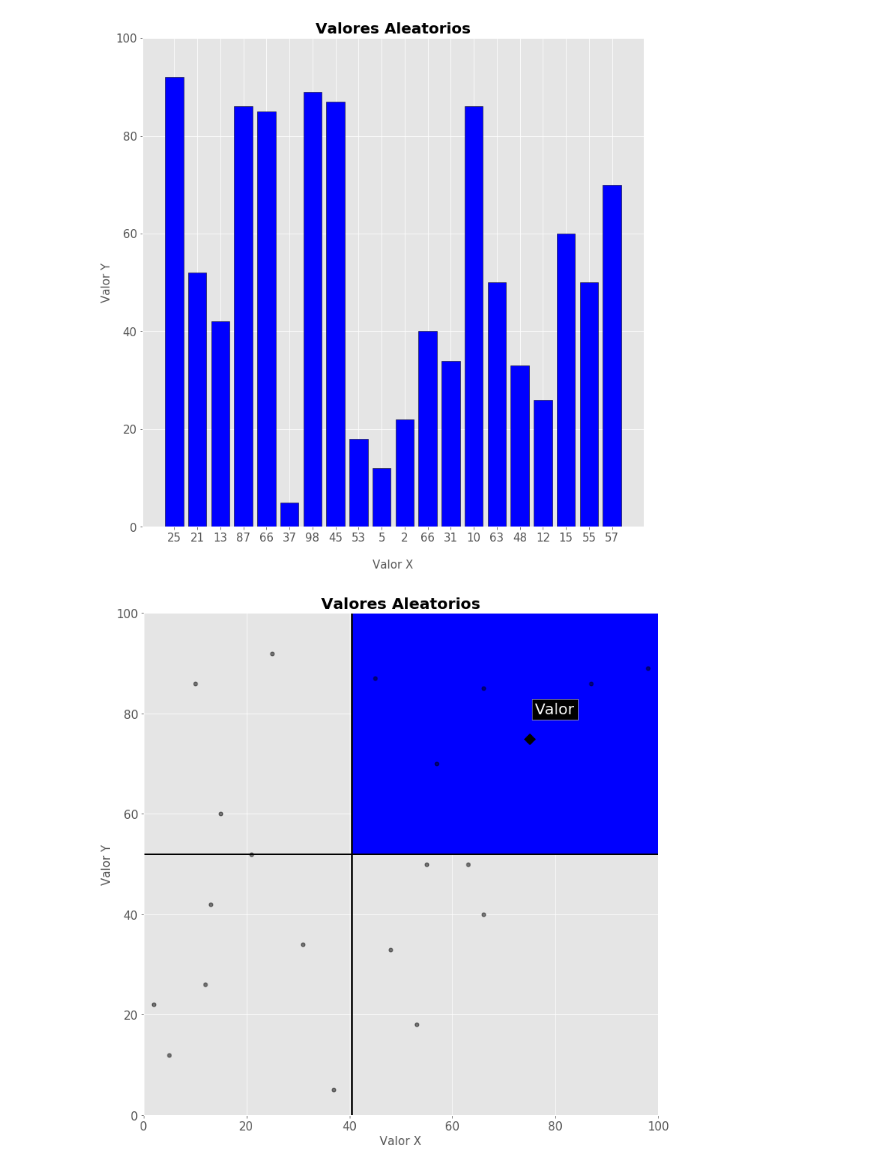
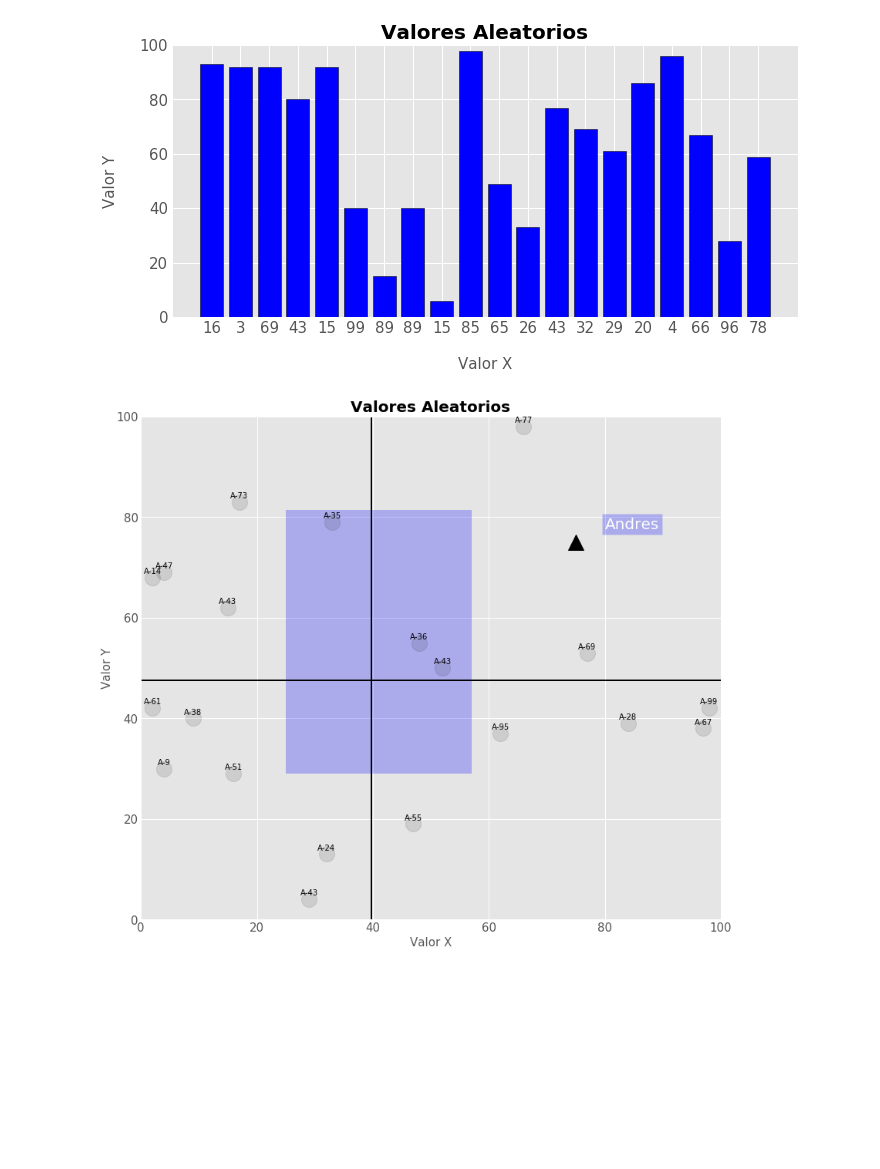
Before and after one commit to andrespdlr/CS_para_ciencias_sociales, a Jupyter notebook: Gráficas.ipynb, the cells around one changed output. Cells and saved outputs as stored; diff of their text form; code cells hidden in the pictures; blank space fills up the shorter version.

```diff
--- a/Gráficas.ipynb
+++ b/Gráficas.ipynb
@@ -8,11 +8,13 @@ plt.style.use('ggplot')
 # %%
 X = []
 Y = []
-
+Z = []
 for i in range(20):
-    x = random.randint(0, 100)
-    y = random.randint(0, 100)
+    x = randint(0, 100)
+    y = randint(0, 100)
+    z = 'A-' + str(randint(0, 100))
     X.append(x)
     Y.append(y)
+    Z.append(z)
 # %%
 from matplotlib.patches import Rectangle
@@ -30,20 +29,20 @@ import textwrap
 # %%
-fig = plt.figure(figsize=(12, 12))
+plt.figure(figsize=(10, 5))
 plt.tick_params(axis='both', which='major', labelsize=15)
 plt.title("Valores Aleatorios", fontsize = 20, fontweight = 'bold')
 plt.xlabel("\nValor X", fontsize = 15)
-plt.ylabel("Valor Y", fontsize = 15)
+plt.ylabel("Valor Y\n", fontsize = 15)
 plt.ylim(0, 100)
 xs_ticks = np.arange(len(X))
 plt.xticks(xs_ticks, X)
 plt.bar(xs_ticks, Y, color = 'blue', align = 'center', edgecolor = 'black')
-plt.savefig('chart_belisario_1.png', dpi = 100, bbox_inches="tight", bbox_extra_artists=[])
+plt.savefig('chart_belisario_1.png', dpi = 100, bbox_inches="tight")
 # %% [output]
-[figure, old version]
+[figure, new version]
 # %%
 mean_X = sum(X) / len(X)
 mean_Y = sum(Y) / len(Y)
-fig = plt.figure(figsize=(12, 12))
+plt.figure(figsize=(12, 12))
 axis = plt.gca()
 plt.tick_params(axis='both', which='major', labelsize=15)
 plt.title("Valores Aleatorios", fontsize = 20, fontweight = 'bold')
@@ -53,12 +52,17 @@ plt.xlim(0, 100)
 plt.ylim(0, 100)
 plt.axvline(mean_X, color = 'black', linestyle = 'solid', linewidth = 2)
 plt.axhline(mean_Y, color = 'black', linestyle = 'solid', linewidth = 2)
+axis.add_patch(Rectangle((25, 29), 32, 100-mean_Y, facecolor = 'blue', alpha = .25))
+plt.plot(X, Y, 'o', c = 'black', markersize = 20, alpha = .10)
+marker = np.asarray(Z)
+plt.plot(75, 75, '^', c = 'black', markersize = 20)
+plt.text(80, 80, 'Andres', color = 'white', ha='left', va = 'top', bbox=dict(facecolor = 'blue', alpha = .25), fontsize = 20)
 
-axis.add_patch(Rectangle((mean_X, mean_Y), 100 - mean_X, 100 - mean_Y, facecolor = 'blue', alpha = 1))
+for i, x in enumerate(X):
+    y = Y[i]
+    z = Z[i]
+    plt.text(x, y, z, color = 'black', ha='center', va = 'top', fontsize = 10)
 
-plt.plot(X, Y, 'o', c = 'black', markersize = 5, alpha = .5)
-plt.plot(75, 75, 'D', c = 'black', markersize = 10)
-plt.text(80, 80, 'Valor', color = 'white', ha='center', bbox=dict(facecolor = 'black', alpha = 1), fontsize = 20)
 plt.savefig('chart_belisario_2.png', dpi = 100, bbox_inches="tight", bbox_extra_artists=[])
 # %% [output]
-[figure, old version]
+[figure, new version]
```
Also changed, not shown: parts of 3 cells of this notebook, 23 other files.
